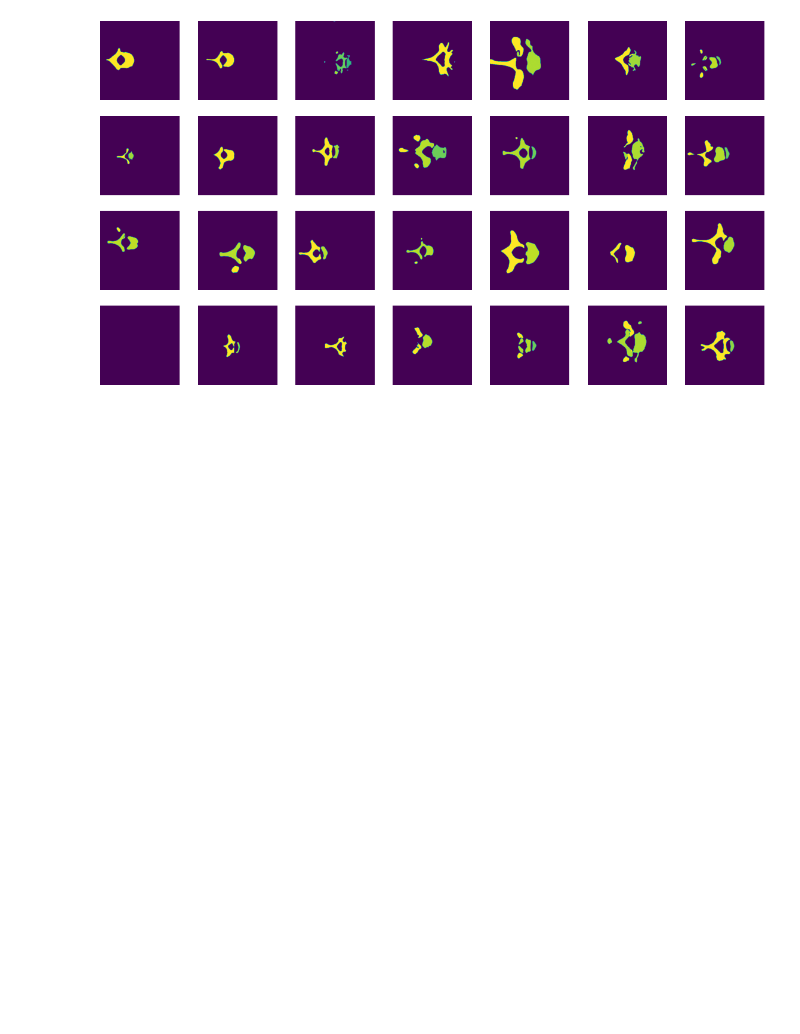
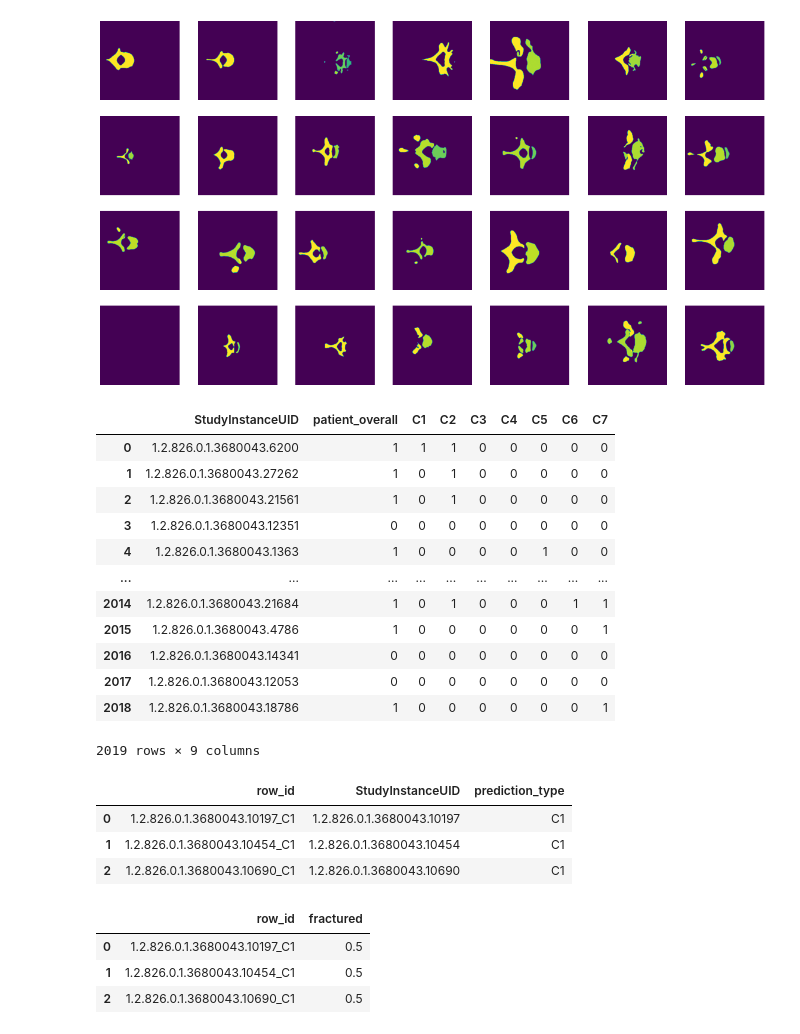
Before and after one commit to Donghee4/kaggle_ml, a Jupyter notebook: RSNA 2022 CSF detection/Untitled.ipynb, the cells around one changed output. Saved outputs shown, nothing was run; the diff lists cells and outputs as text; code cells hidden in the pictures; blank space fills up the shorter version.

Commit message:
data read, confirm

```diff
--- a/RSNA 2022 CSF detection/Untitled.ipynb
+++ b/RSNA 2022 CSF detection/Untitled.ipynb
@@ -38,3 +38,38 @@ for i in range(28):
     plt.imshow(nib_image)
 # %% [output]
 [figure]
+# %%
+train_df = pd.read_csv("../../data/RSNA 2022 CSF detection/train.csv")
+test_df = pd.read_csv("../../data/RSNA 2022 CSF detection/test.csv")
+sample_submission = pd.read_csv("../../data/RSNA 2022 CSF detection/sample_submission.csv")
+bounding_boxes = pd.read_csv("../../data/RSNA 2022 CSF detection/train_bounding_boxes.csv")
+# %%
+train_df
+# %% [output]
+|  | StudyInstanceUID | patient_overall | C1 | C2 | C3 | C4 | C5 | C6 | C7 |
+| 0 | 1.2.826.0.1.3680043.6200 | 1 | 1 | 1 | 0 | 0 | 0 | 0 | 0 |
+| 1 | 1.2.826.0.1.3680043.27262 | 1 | 0 | 1 | 0 | 0 | 0 | 0 | 0 |
+| 2 | 1.2.826.0.1.3680043.21561 | 1 | 0 | 1 | 0 | 0 | 0 | 0 | 0 |
+| 3 | 1.2.826.0.1.3680043.12351 | 0 | 0 | 0 | 0 | 0 | 0 | 0 | 0 |
+| 4 | 1.2.826.0.1.3680043.1363 | 1 | 0 | 0 | 0 | 0 | 1 | 0 | 0 |
+| ... | ... | ... | ... | ... | ... | ... | ... | ... | ... |
+| 2014 | 1.2.826.0.1.3680043.21684 | 1 | 0 | 1 | 0 | 0 | 0 | 1 | 1 |
+| 2015 | 1.2.826.0.1.3680043.4786 | 1 | 0 | 0 | 0 | 0 | 0 | 0 | 1 |
+| 2016 | 1.2.826.0.1.3680043.14341 | 0 | 0 | 0 | 0 | 0 | 0 | 0 | 0 |
+| 2017 | 1.2.826.0.1.3680043.12053 | 0 | 0 | 0 | 0 | 0 | 0 | 0 | 0 |
+| 2018 | 1.2.826.0.1.3680043.18786 | 1 | 0 | 0 | 0 | 0 | 0 | 0 | 1 |
+2019 rows × 9 columns
+# %%
+test_df
+# %% [output]
+|  | row_id | StudyInstanceUID | prediction_type |
+| 0 | 1.2.826.0.1.3680043.10197_C1 | 1.2.826.0.1.3680043.10197 | C1 |
+| 1 | 1.2.826.0.1.3680043.10454_C1 | 1.2.826.0.1.3680043.10454 | C1 |
+| 2 | 1.2.826.0.1.3680043.10690_C1 | 1.2.826.0.1.3680043.10690 | C1 |
+# %%
+sample_submission
+# %% [output]
+|  | row_id | fractured |
+| 0 | 1.2.826.0.1.3680043.10197_C1 | 0.5 |
+| 1 | 1.2.826.0.1.3680043.10454_C1 | 0.5 |
+| 2 | 1.2.826.0.1.3680043.10690_C1 | 0.5 |
```
Also changed, not shown: parts of 4 cells of this notebook.
